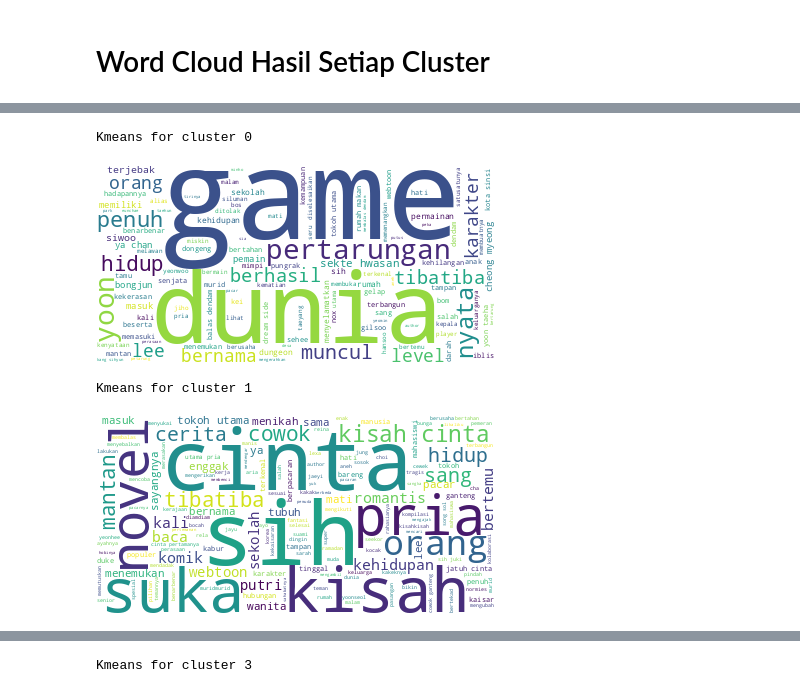
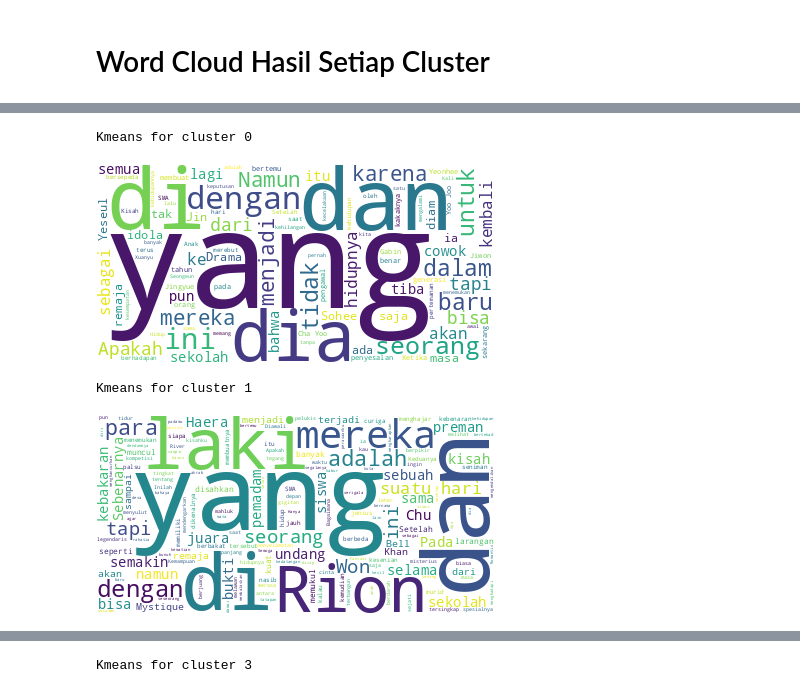
Before and after one commit to maysahayu/Collab-Project, a Jupyter notebook: scrap_prepro_fe_cluster_Webtoon.ipynb, the cells around one changed output, grey strips where cells are left out. Cells and saved outputs as stored; diff of their text form; code cells hidden in the pictures.

```diff
--- a/scrap_prepro_fe_cluster_Webtoon.ipynb
+++ b/scrap_prepro_fe_cluster_Webtoon.ipynb
@@ -203 +241,3 @@ print(f"Semua teks telah diubah ke huruf kecil, URL, tanda baca, emoji telah dik
 Semua teks telah diubah ke huruf kecil, URL, tanda baca, emoji telah dikonversi, stopwords, dan kata alay pada kolom 'Ringkasan' telah dihapus/diganti, dan file disimpan sebagai 'prepro_webtoon.csv'
+# %%
+df = df[['Ringkasan']]
@@ -354,0 +393,4 @@ Hasil Bag of Words telah disimpan ke dalam file 'fe_webtoon.csv'
+# %%
+model = gensim.models.Word2Vec.load('word2vec.w2v')
+w2v = model.wv
+w2v.index_to_key
@@ -354,0 +438,5 @@ Hasil Bag of Words telah disimpan ke dalam file 'fe_webtoon.csv'
+# %%
+# save dataframe of word2vec
+w2v = w2v.vectors.transpose()
+data_FE = pd.DataFrame(w2v)
+data_FE.shape
@@ -424,5 +522,5 @@ metrics.silhouette_score(data_FE, labels, metric='euclidean')
 # %%
-data_Kmeans = data.copy(deep=True)
-data_Kmeans['cluster'] = kn5.labels_
-data_Kmeans
+df_Kmeans = df.copy(deep=True)
+df_Kmeans['cluster'] = kn5.labels_
+df_Kmeans
 # %% [output]
@@ -442,26 +528,26 @@ data_Kmeans
 # %%
 c=0
 
 print('Kmeans for cluster '+str(c))
-data_c = data_Kmeans[data_Kmeans['cluster'] == c]
+df_c = df_Kmeans[df_Kmeans['cluster'] == c]
 # Join the different processed titles together.
-long_string = ','.join(list(data_c['Ringkasan'].values))
+long_string = ','.join(list(df_c['Ringkasan'].values))
 # Create a WordCloud object
 wordcloud = WordCloud(background_color="white", max_words=5000, contour_width=3, contour_color='steelblue')
 # Generate a word cloud
 wordcloud.generate(long_string)
 # Visualize the word cloud
 wordcloud.to_image()
 # %% [output]
 Kmeans for cluster 0
-[figure, old version]
+[figure, new version]
 # %%
 c=1
 
 print('Kmeans for cluster '+str(c))
-data_c = data_Kmeans[data_Kmeans['cluster'] == c]
+df_c = df_Kmeans[df_Kmeans['cluster'] == c]
 # Join the different processed titles together.
-long_string = ','.join(list(data_c['Ringkasan'].values))
+long_string = ','.join(list(df_c['Ringkasan'].values))
 # Create a WordCloud object
 wordcloud = WordCloud(background_color="white", max_words=5000, contour_width=3, contour_color='steelblue')
 # Generate a word cloud
@@ -470,7 +556,7 @@ wordcloud.generate(long_string)
 wordcloud.to_image()
 # %% [output]
 Kmeans for cluster 1
-[figure, old version]
+[figure, new version]
 # %%
 c=2
 
```
Also changed, not shown: parts of 46 cells of this notebook.
